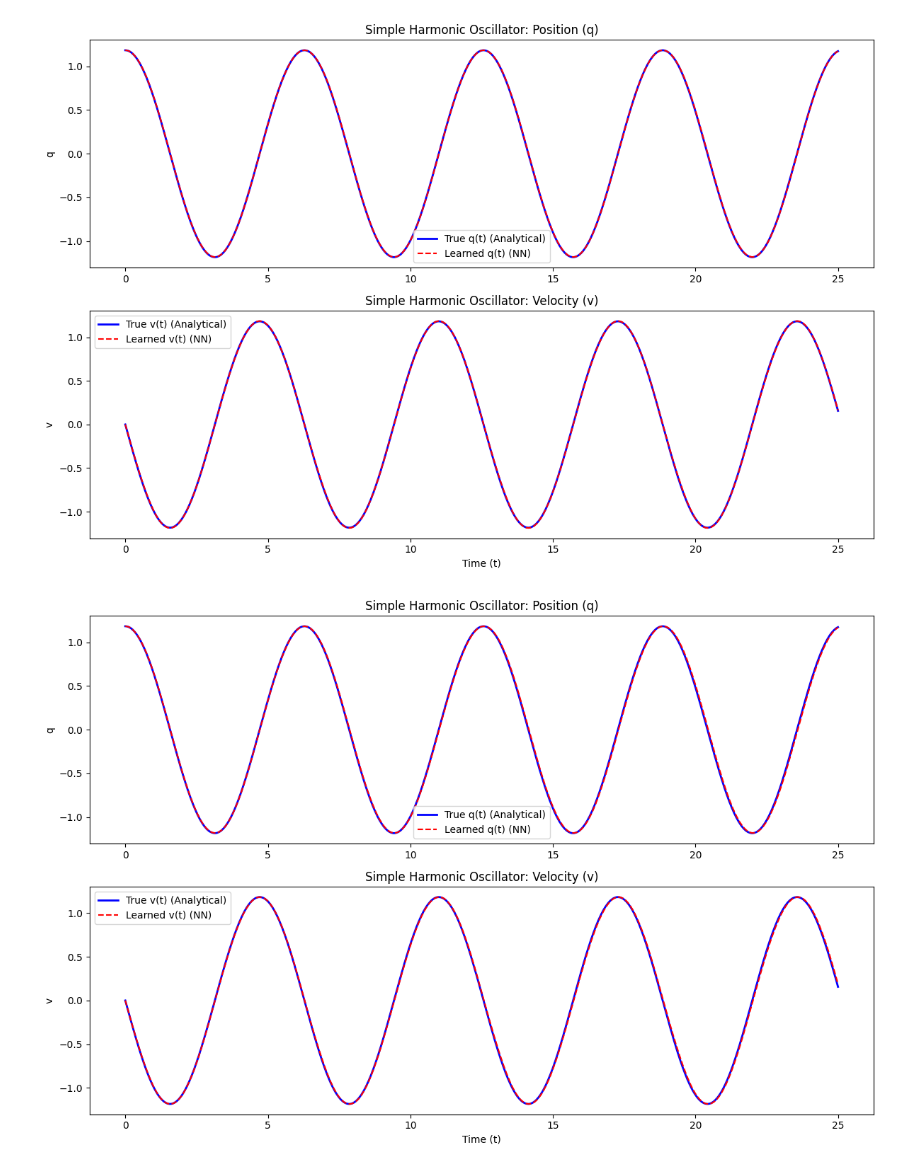
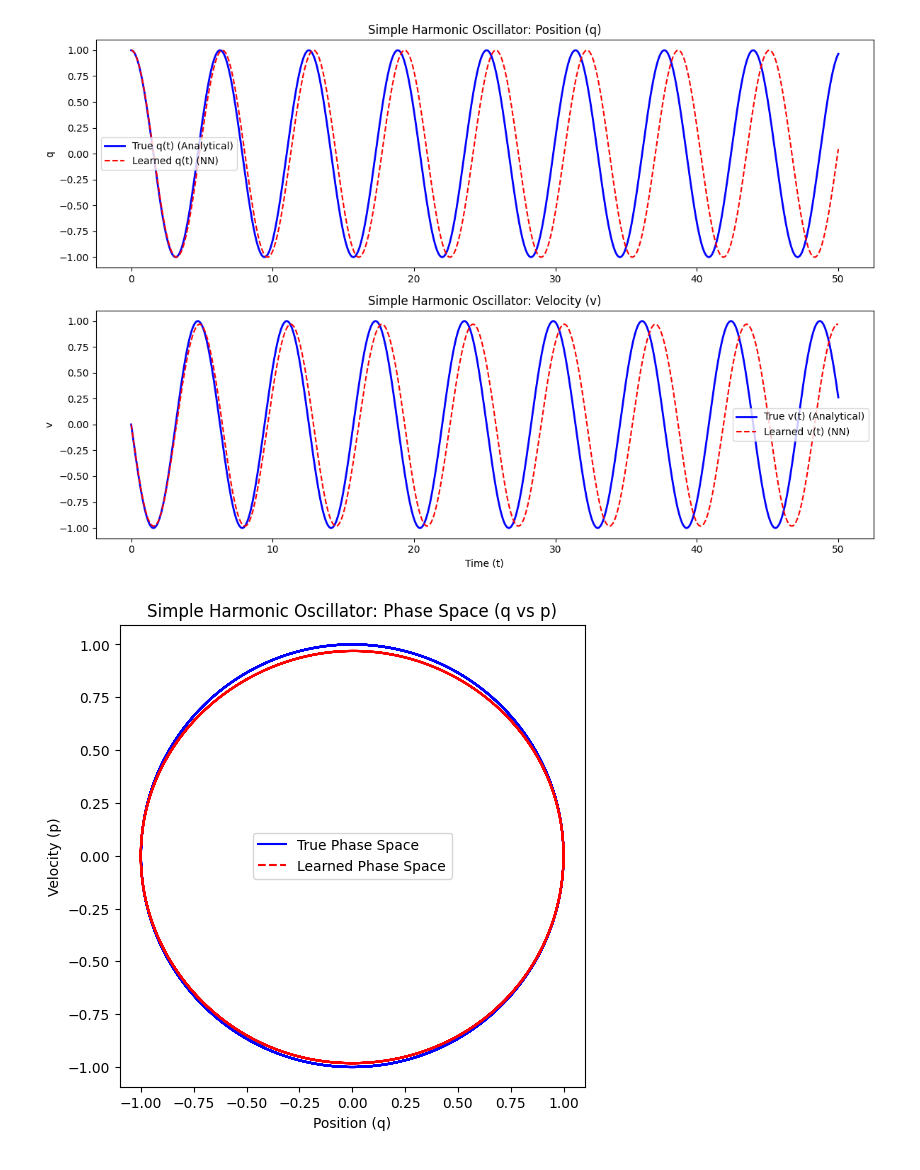
Before and after one commit to nkjm108/PIML, a Jupyter notebook: harmonic_ocillation_1D/H1D_LNN.ipynb, the cells around one changed output. Saved outputs shown, nothing was run; the diff lists cells and outputs as text; code cells hidden in the pictures.

```diff
--- a/harmonic_ocillation_1D/H1D_LNN.ipynb
+++ b/harmonic_ocillation_1D/H1D_LNN.ipynb
@@ -81,7 +74,8 @@ data_dict = dg.create_trajectory_datasets(
     num_trajectories=num_trajectories,
     N_points_per_traj=N_points_per_traj,
     t_end=t_end,
-    split_ratio=split_ratio
+    test_split_ratio=test_split_ratio,
+    noise_std=0.1
 )
 
 train_states = data_dict["train_states_lnn"]
@@ -219,15 +210,11 @@ plt.show()
 generate trajectory
 '''
 LNN_fn = lambda s: model_apply_fn({'params': best_params}, s)
-HNN_from_LNN_fn = ham.lagrangian_to_hamiltonian(LNN_fn)
 
 lag_to_ham_state_fn_true = ham.lagrangian_state_to_hamiltonian_state(L_analytical)
 ham_to_lag_state_fn_true = ham.hamiltonian_state_to_lagrangian_state(H_analytical)
-lag_to_ham_state_fn_learned = ham.lagrangian_state_to_hamiltonian_state(LNN_fn)
-ham_to_lag_state_fn_learned = ham.hamiltonian_state_to_lagrangian_state(HNN_from_LNN_fn)
 
 solver_learned_lnn = create_trajectory(model_apply_fn, best_params)
-solver_learned_hnn_from_lnn = create_trajectory_for_hnn(HNN_from_LNN_fn)
 
 # Initial state
 initial_states_ham_list = [
@@ -249,7 +236,7 @@ initial_states_ham_list += list_extrapolation
 initial_states_lag_list += list_extrapolation
 
 results_all = []
-t_eval = jnp.linspace(0.0, 25.0, 2500)
+t_eval = jnp.linspace(0.0, 50.0, 5000)
 
 #軌道生成のループ
 for i, initial_state_lag in enumerate(initial_states_lag_list):
@@ -263,12 +250,6 @@ for i, initial_state_lag in enumerate(initial_states_lag_list):
     lag_states_learned_lnn = solver_learned_lnn(initial_state_lag, t_eval)
     ham_states_learned_lnn = jax.vmap(lag_to_ham_state_fn_true)(lag_states_learned_lnn)
 
-    #HNN from LNN
-    initial_state_hnn = lag_to_ham_state_fn_learned(initial_state_lag)
-    ham_states_learned_hnn_from_lnn = solver_learned_hnn_from_lnn(initial_state_hnn, t_eval)
-    lag_states_learned_hnn_from_lnn = jax.vmap(ham_to_lag_state_fn_learned)(ham_states_learned_hnn_from_lnn)
-    ham_states_learned_hnn_from_lnn = jax.vmap(lag_to_ham_state_fn_true)(lag_states_learned_hnn_from_lnn)
-
     res = {
         "id": i,
         "initial_state": initial_state_lag,
@@ -278,59 +259,39 @@ for i, initial_state_lag in enumerate(initial_states_lag_list):
 
         # LNNの結果
         "lnn": (ham_states_learned_lnn, lag_states_learned_lnn),
-
-        # LNN from HNNの結果
-        "hnn_from_lnn": (ham_states_learned_hnn_from_lnn, lag_states_learned_hnn_from_lnn)
     }
     results_all.append(res)
 # %%
 '''
 plot result
 '''
 # 図示したいデータのインデックスを指定
-target_id = 6
+target_id = 4
 res = results_all[target_id]
 
 # True
 ham_states_true, lag_states_true = res["true"]
 t_true, q_true, p_true = ham_states_true
 v_true = lag_states_true[2]
 
 # LNN
 ham_states_learned_lnn, lag_states_learned_lnn = res["lnn"]
 t_learned_lnn, q_learned_lnn, p_learned_lnn = ham_states_learned_lnn
 v_learned_lnn = lag_states_learned_lnn[2]
 
-# HNN from LNN
-ham_states_learned_hnn_from_lnn, lag_states_learned_hnn_from_lnn = res["hnn_from_lnn"]
-t_learned_hnn_from_lnn, q_learned_hnn_from_lnn, p_learned_hnn_from_lnn = ham_states_learned_hnn_from_lnn
-v_learned_hnn_from_lnn = lag_states_learned_hnn_from_lnn[2]
-
 title_prefix="Simple Harmonic Oscillator:"
 
 plotting.plot_trajectory_comparison(
     t_true, q_true, v_true,
     t_learned_lnn, q_learned_lnn, v_learned_lnn,
     title_prefix
 )
 
-plotting.plot_trajectory_comparison(
-    t_true, q_true, p_true,
-    t_learned_hnn_from_lnn, q_learned_hnn_from_lnn, p_learned_hnn_from_lnn,
-    title_prefix
-)
-
 plotting.plot_phase_space(
     q_true, p_true,
     q_learned_lnn, p_learned_lnn,
     title_prefix
 )
-
-plotting.plot_phase_space(
-    q_true, p_true,
-    q_learned_hnn_from_lnn, p_learned_hnn_from_lnn,
-    title_prefix
-)
 # %% [output]
-[figure, old version]
+[figure, new version]
-[figure, old version]
+[figure, new version]
```
Also changed, not shown: parts of 7 cells of this notebook, 6 other files.
